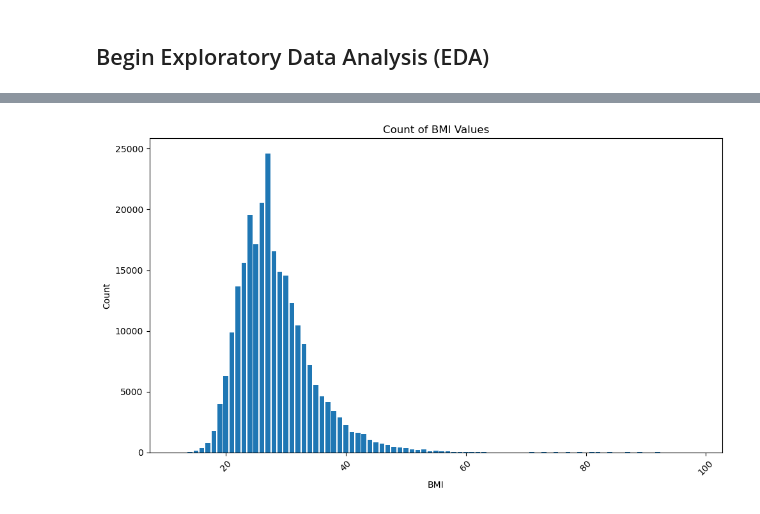
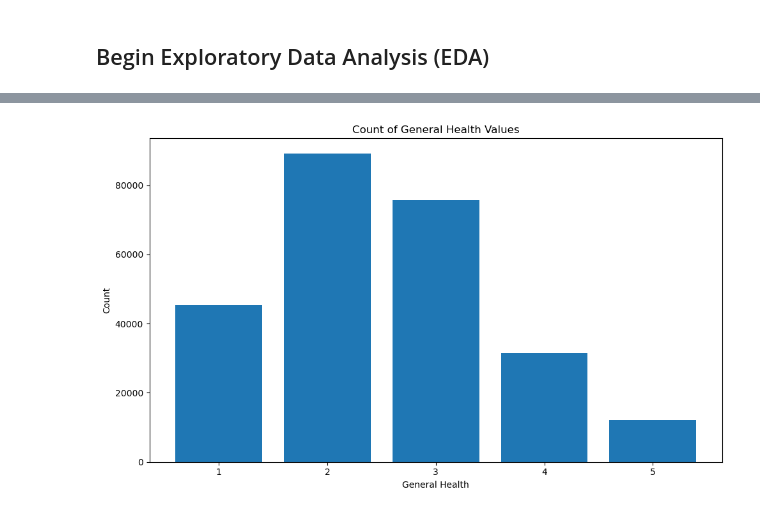
Before and after one commit to lykkelig/Capstone-Two, a Jupyter notebook: Capstone_Two_Diabetic_Prediction.ipynb, the cells around one changed output, grey strips where cells are left out. Cells and saved outputs as stored; diff of their text form; code cells hidden in the pictures.

```diff
--- a/Capstone_Two_Diabetic_Prediction.ipynb
+++ b/Capstone_Two_Diabetic_Prediction.ipynb
@@ -160,26 +243,26 @@ features_df.to_csv(file_path, index=False, sep=',', encoding='utf-8')
 # %%
-# Let's plot the BMI and see how it is distributed by value
-# Count the occurrences of each unique value in the "BMI" column
-bmi_counts = features_df['BMI'].value_counts()
+# Let's plot the General Health and see how it is distributed by value
+# Count the occurrences of each unique value in the "GenHlth" column
+bmi_counts = features_df['GenHlth'].value_counts()
 
 # Create the bar chart
 # Set the figure size
 plt.figure(figsize=(10, 6))
 
 # Plot the bar chart using plt.bar()
 plt.bar(bmi_counts.index, bmi_counts.values)
 
 # Always add labels and titles
-plt.xlabel('BMI')
+plt.xlabel('General Health')
 plt.ylabel('Count')
-plt.title('Count of BMI Values')
+plt.title('Count of General Health Values')
 
 # Rotate x-axis labels for better readability
-plt.xticks(rotation=45)
+plt.xticks(rotation=0)
 
 # Ensure all elements fit within the figure
 plt.tight_layout()
 # Show the plot
 plt.show()
 # %% [output]
-[figure, old version]
+[figure, new version]
```
Also changed, not shown: parts of 24 cells of this notebook.
